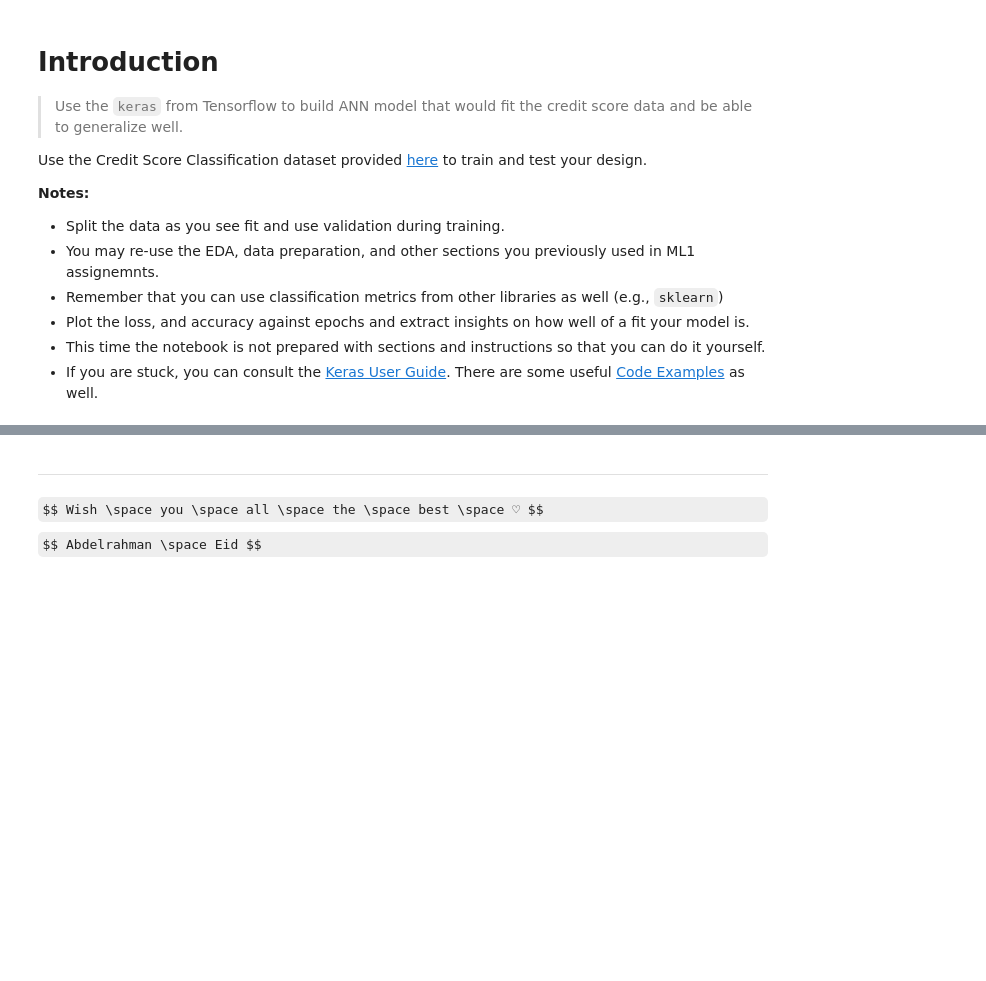
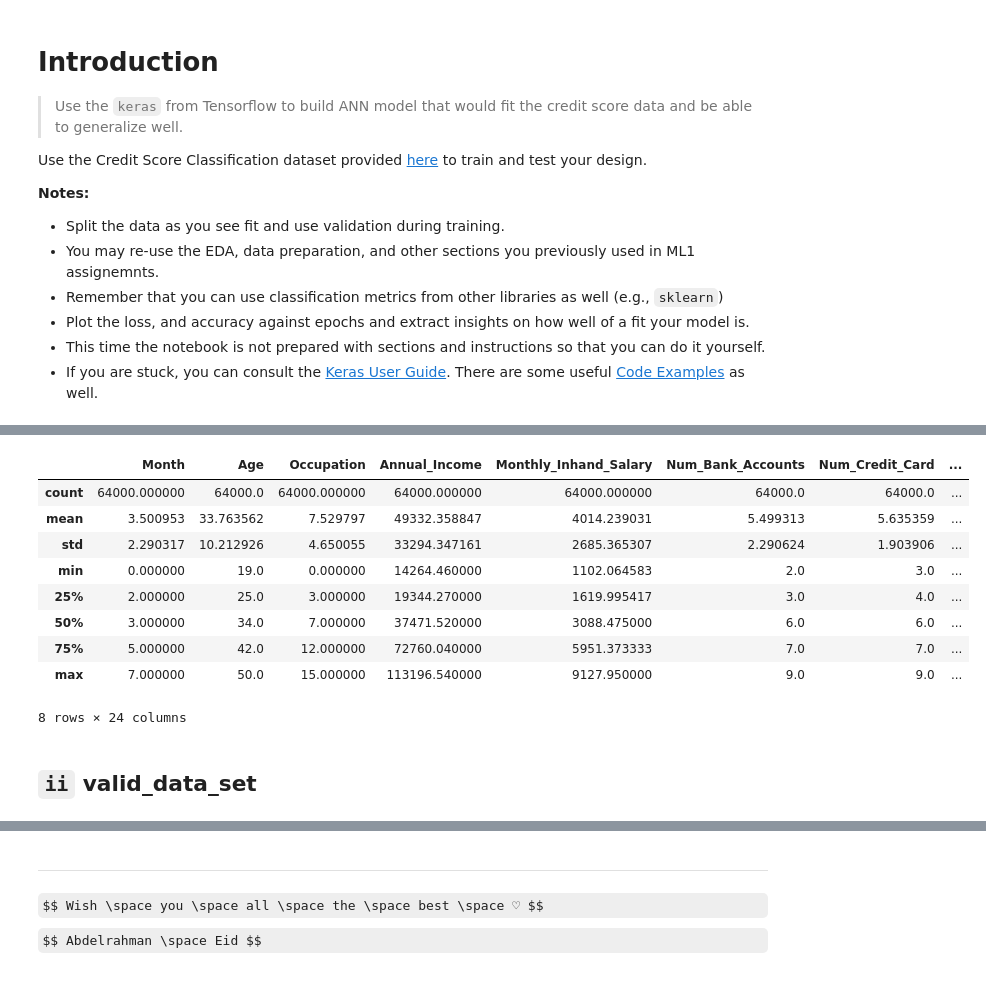
Before and after one commit to IsraaAbdelghany9/Deep_Learning_projects, a Jupyter notebook: dl_lab2_your_name.ipynb, the cells around one changed output, grey strips where cells are left out. Cells and saved outputs as stored; diff of their text form; code cells hidden in the pictures; some formulas as TeX source; blank space fills up the shorter version.

```diff
--- a/dl_lab2_your_name.ipynb
+++ b/dl_lab2_your_name.ipynb
@@ -18,0 +443,3 @@ Use the Credit Score Classification dataset provided [here](https://www.kaggle.c
+# %%
+train_data = preprocess_data_map_payment_behaviour(train_data)
+train_data.head(2)
@@ -18,0 +451,21 @@ Use the Credit Score Classification dataset provided [here](https://www.kaggle.c
+# %%
+def preprocess_data_calculate_total_months(df):
+    """
+    Converts 'Credit_History_Age' from 'X Years and Y Months' to total months.
+    Handles missing values and replaces zeros with the average.
+    """
+    df['Credit_History_Age'] = df['Credit_History_Age'].fillna('0 Years and 0 Months')
+
+    df[['Years', 'Months']] = df['Credit_History_Age'].str.extract(r'(\d+) Years and (\d+) Months').fillna(0).astype(int)
+
+    df['Total_Months'] = df['Years'] * 12 + df['Months']
+
+    mean_value = df['Total_Months'][df['Total_Months'] > 0].median()  # Avoid using zeros in mean calculation
+    df.loc[df['Total_Months'] == 0, 'Total_Months'] = mean_value
+
+    df = df.drop(['Years','Months',  'Credit_History_Age'],axis = 1)
+
+    return df
+# %%
+train_data = preprocess_data_calculate_total_months(train_data)
+train_data.head()
@@ -18,0 +573,3 @@ Use the Credit Score Classification dataset provided [here](https://www.kaggle.c
+# %%
+train_data, label_encoders, imputer = preprocess_data_knn(train_data,  train=True)
+train_data.head()
@@ -18,0 +633,15 @@ Use the Credit Score Classification dataset provided [here](https://www.kaggle.c
+# %%
+train_data.describe()
+# %% [output]
+|  | Month | Age | Occupation | Annual_Income | Monthly_Inhand_Salary | Num_Bank_Accounts | Num_Credit_Card | ... |
+| count | 64000.000000 | 64000.0 | 64000.000000 | 64000.000000 | 64000.000000 | 64000.0 | 64000.0 | ... |
+| mean | 3.500953 | 33.763562 | 7.529797 | 49332.358847 | 4014.239031 | 5.499313 | 5.635359 | ... |
+| std | 2.290317 | 10.212926 | 4.650055 | 33294.347161 | 2685.365307 | 2.290624 | 1.903906 | ... |
+| min | 0.000000 | 19.0 | 0.000000 | 14264.460000 | 1102.064583 | 2.0 | 3.0 | ... |
+| 25% | 2.000000 | 25.0 | 3.000000 | 19344.270000 | 1619.995417 | 3.0 | 4.0 | ... |
+| 50% | 3.000000 | 34.0 | 7.000000 | 37471.520000 | 3088.475000 | 6.0 | 6.0 | ... |
+| 75% | 5.000000 | 42.0 | 12.000000 | 72760.040000 | 5951.373333 | 7.0 | 7.0 | ... |
+| max | 7.000000 | 50.0 | 15.000000 | 113196.540000 | 9127.950000 | 9.0 | 9.0 | ... |
+8 rows × 24 columns
+# %% [markdown]
+## `ii` valid_data_set
```
Also changed, not shown: parts of 60 cells of this notebook.
